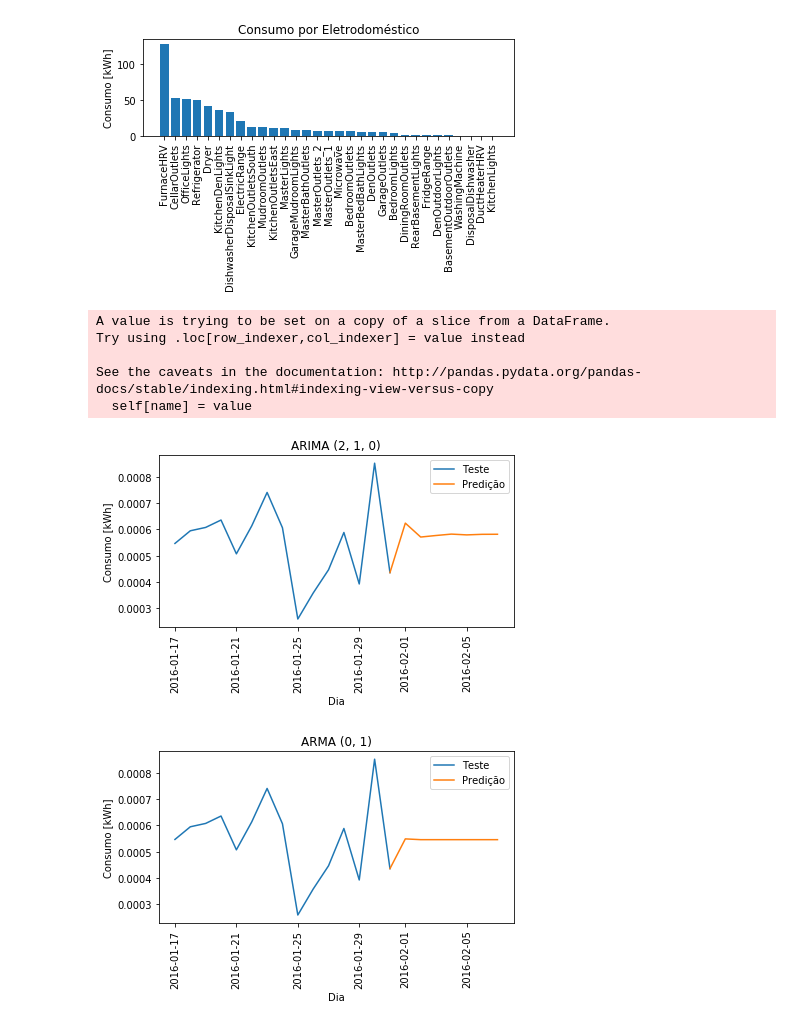
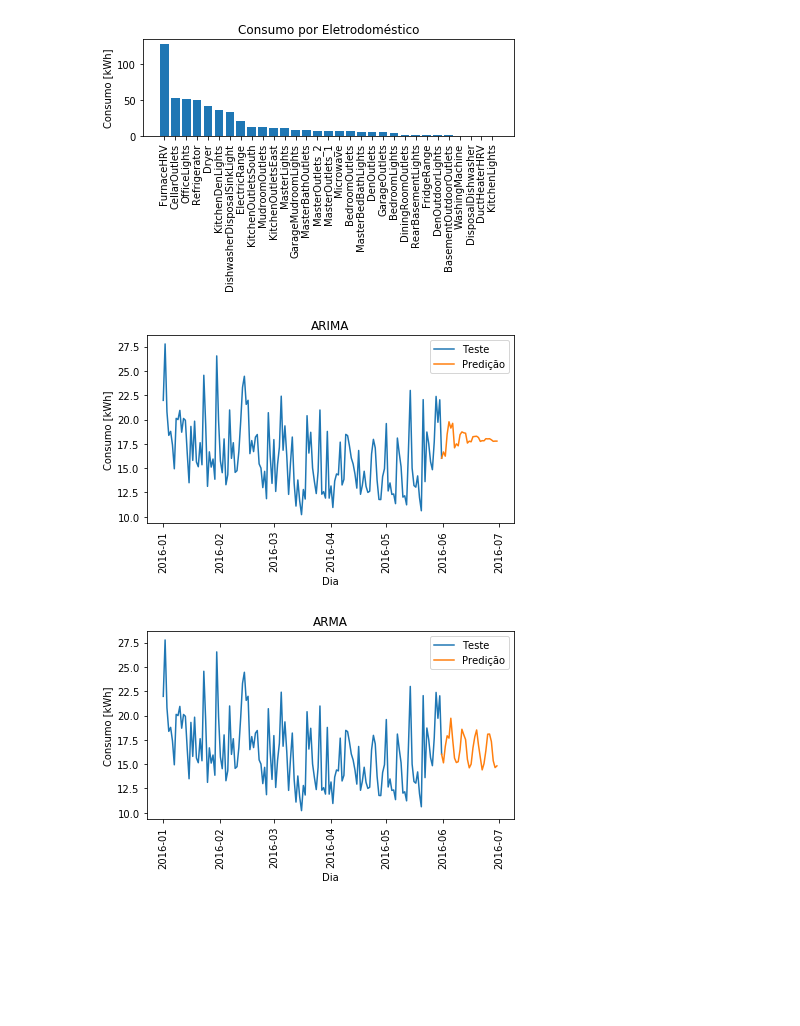
Before and after one commit to tiagoyukio12/TCC-2019, a Jupyter notebook: predicao/predicao.ipynb, the cells around one changed output. Drawn from its saved outputs; the diff is of its cells as text; code cells hidden in the pictures; blank space fills up the shorter version.

Commit message:
Aggregate consumption for Smart dataset

```diff
--- a/predicao/predicao.ipynb
+++ b/predicao/predicao.ipynb
@@ -169,7 +170,7 @@ def qry_total_cons_channel(i_channel, start, end, frequency):
         frequency (str): Period of consumption. 'D', 'W', or 'M' (daily, weekly or monthly).
 
     Returns:
-        str: csv of the query as [index, date, daily consumption].
+        str: csv of the query as [index, date, consumption].
     """
     if i_channel < 0 or i_channel >= len(channels):
         raise Exception('Channel number should be 1-{}. The value was {}'.format(len(labels), i_channel))
@@ -304,26 +301,3 @@ plt.xticks(rotation=90)
 plt.savefig('plot/day-05-01/by_channel.png')
 # %% [output]
 [figure]
-# %%
-# ARMA and ARIMA forecast
-days_predicted = 7
-i_channel = 5
-
-query = qry_total_cons_channel(i_channel, '2016-01-17', '2016-05-25', 'D')
-cons = pd.read_csv(StringIO(query), delimiter=',', header=0, usecols=[1, 2])
-cons.t = pd.to_datetime(cons.t)
-
-test = cons.iloc[:15, :]
-test.t = test.t.dt.date
-
-date = test.t.iloc[-1]
-predict_dates = []
-for i in range(days_predicted + 1):
-    predict_dates.append(date)
-    date += datetime.timedelta(days=1)
-# %% [output]
-A value is trying to be set on a copy of a slice from a DataFrame.
-Try using .loc[row_indexer,col_indexer] = value instead
-
-See the caveats in the documentation: http://pandas.pydata.org/pandas-docs/stable/indexing.html#indexing-view-versus-copy
-  self[name] = value
@@ -352,12 +393,12 @@ def qry_ARIMA(days_predicted, pdq):
     return result.to_csv()
 
 
-# Plot forecast for 7 days consumption in channel 5 with ARIMA(2, 1, 0)
-query = qry_ARIMA(7, (2, 1, 0))
+# Plot forecast for 30 days aggregated consumption with ARIMA
+query = qry_ARIMA(days_predicted, (7, 1, 2))
 predict = pd.read_csv(StringIO(query), delimiter=',', header=0, usecols=[1, 2])
 predict.t = pd.to_datetime(predict.t)
 
-plt.title('ARIMA (2, 1, 0)')
+plt.title('ARIMA')
 plt.plot(test.t.values, test.energy.values)
 plt.plot(predict.t, predict.energy)
 plt.legend(('Teste', 'Predição'))
@@ -366,19 +407,19 @@ plt.xlabel('Dia')
 plt.xticks(rotation=90)
 plt.savefig('plot/ARIMA/arima210.png')
 # %% [output]
-[figure, old version]
+[figure, new version]
 # %%
-query = qry_ARIMA(7, (0, 0, 1))
+query = qry_ARIMA(days_predicted, (8, 0, 7))
 predict = pd.read_csv(StringIO(query), delimiter=',', header=0, usecols=[1, 2])
 predict.t = pd.to_datetime(predict.t)
 
-plt.title('ARMA (0, 1)')
+plt.title('ARMA')
 plt.plot(test.t.values, test.energy.values)
 plt.plot(predict.t, predict.energy)
 plt.legend(('Teste', 'Predição'))
 plt.ylabel('Consumo [kWh]')
 plt.xlabel('Dia')
 plt.xticks(rotation=90)
 plt.savefig('plot/ARIMA/arma01.png')
 # %% [output]
-[figure, old version]
+[figure, new version]
```
Also changed, not shown: parts of 4 cells of this notebook.
